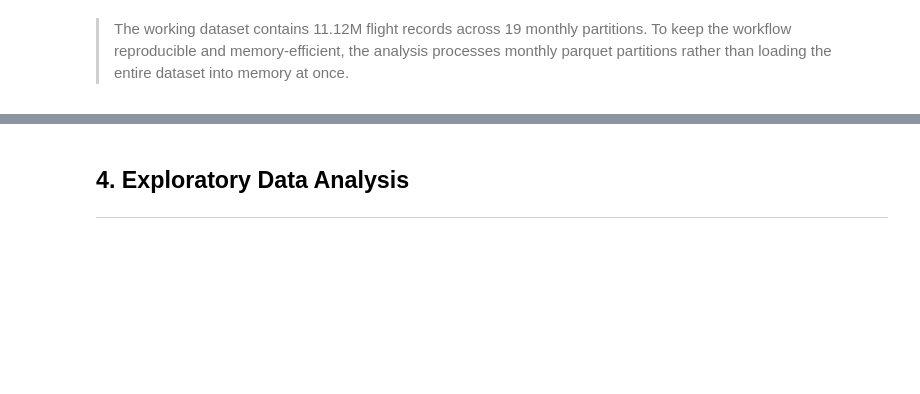
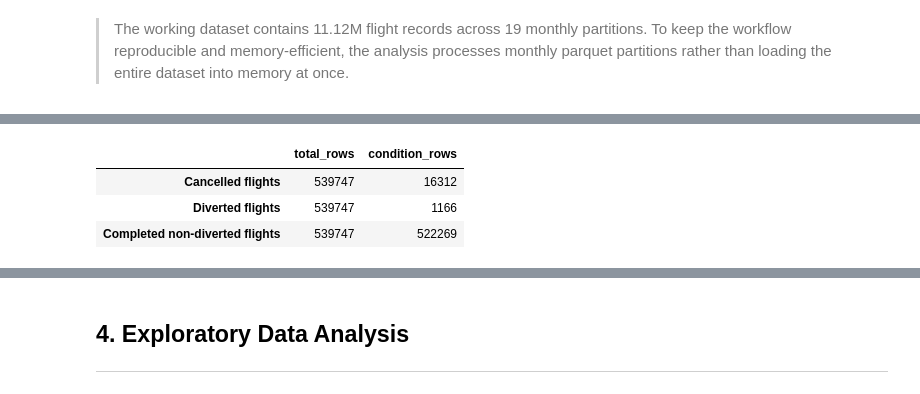
Before and after one commit to ashlabs/ai-programming-foundations-project, a Jupyter notebook: data_workflow.ipynb, the cells around one changed output, grey strips where cells are left out. Saved outputs shown, nothing was run; the diff lists cells and outputs as text; code cells hidden in the pictures; blank space fills up the shorter version.

```diff
--- a/data_workflow.ipynb
+++ b/data_workflow.ipynb
@@ -147,0 +227,21 @@ Date range: 2025-01-01 00:00:00 to 2026-07-31 00:00:00
+# %%
+# Examine whether missing operational values are associated with cancellations and diversions
+
+operational_missingness = pd.DataFrame(
+    {
+        "total_rows": [len(sample_df), len(sample_df), len(sample_df)],
+        "condition_rows": [
+            (sample_df["Cancelled"] == 1).sum(),
+            (sample_df["Diverted"] == 1).sum(),
+            ((sample_df["Cancelled"] == 0) & (sample_df["Diverted"]==0)).sum()
+        ]
+    },
+    index = ["Cancelled flights", "Diverted flights", "Completed non-diverted flights"]
+)
+
+operational_missingness
+# %% [output]
+|  | total_rows | condition_rows |
+| Cancelled flights | 539747 | 16312 |
+| Diverted flights | 539747 | 1166 |
+| Completed non-diverted flights | 539747 | 522269 |
```
Also changed, not shown: parts of 17 cells of this notebook.
